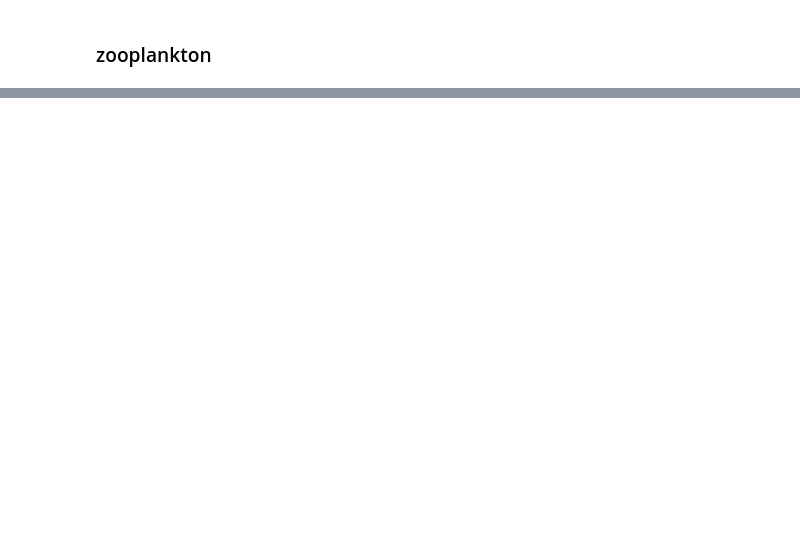
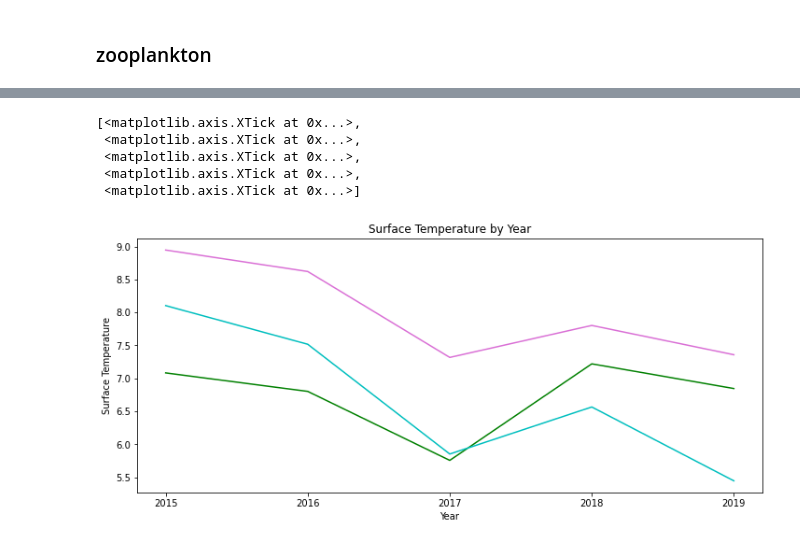
Before and after one commit to SalishSeaCast/Analysis-Aline, a Jupyter notebook: notebooks/Bloom_Timing/EnvironmentalDrivers.ipynb, the cells around one changed output, grey strips where cells are left out. Cells and saved outputs as stored; diff of their text form; code cells hidden in the pictures; blank space fills up the shorter version.

```diff
--- a/notebooks/Bloom_Timing/EnvironmentalDrivers.ipynb
+++ b/notebooks/Bloom_Timing/EnvironmentalDrivers.ipynb
@@ -230,0 +339,16 @@ NameError: name 'saveloc' is not defined
+# %%
+fig,ax=plt.subplots(1,1,figsize=(12,5))
+p1=ax.plot(years,tempjan, '-',color='green')
+p2=ax.plot(years,tempfeb, '-',color='c')
+p3=ax.plot(years,tempmar, '-',color='orchid')
+ax.set_ylabel('Surface Temperature')
+ax.set_xlabel('Year')
+ax.set_title('Surface Temperature by Year')
+ax.set_xticks([2015,2016,2017,2018,2019])
+# %% [output]
+[<matplotlib.axis.XTick at 0x...>,
+ <matplotlib.axis.XTick at 0x...>,
+ <matplotlib.axis.XTick at 0x...>,
+ <matplotlib.axis.XTick at 0x...>,
+ <matplotlib.axis.XTick at 0x...>]
+[figure, added]
```
Also changed, not shown: parts of 16 cells of this notebook, 1 other file.
